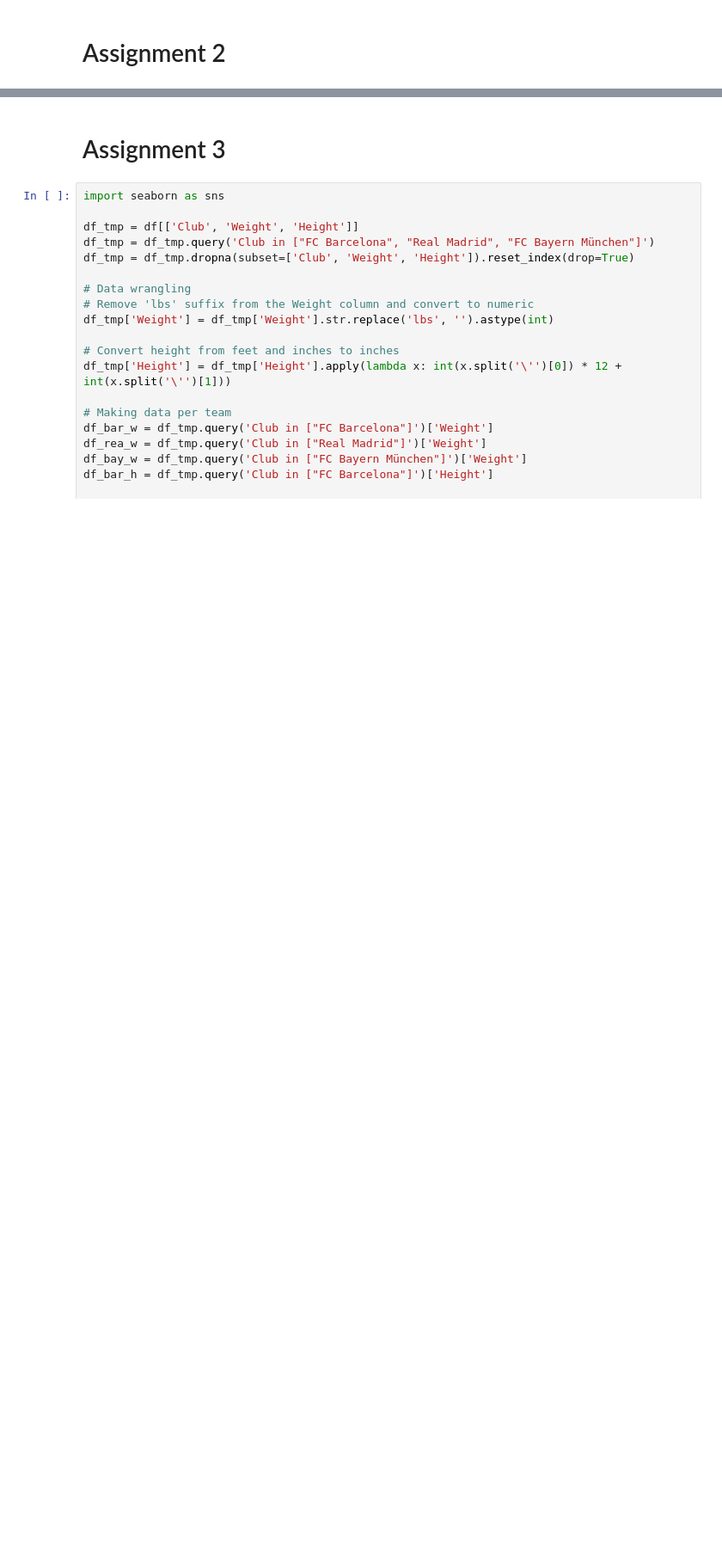
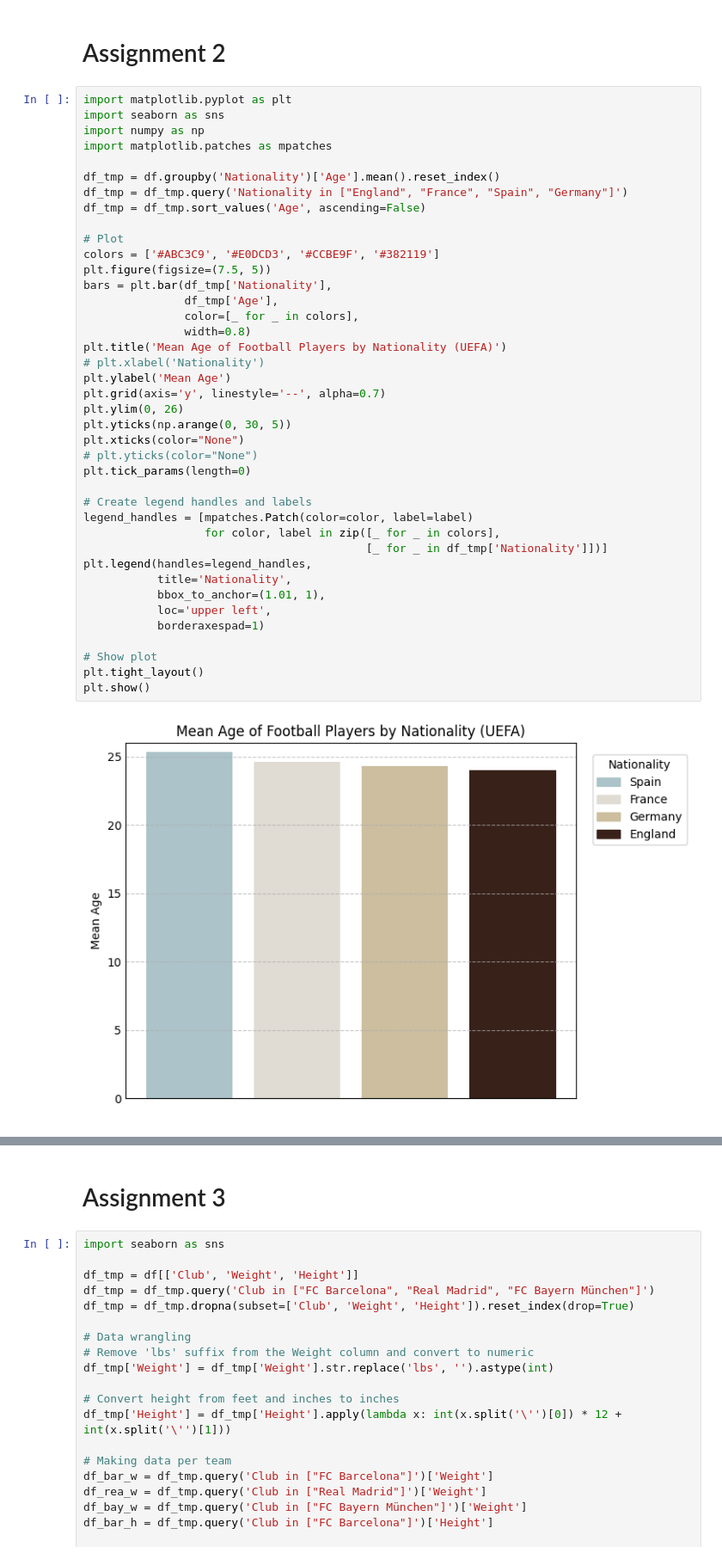
Before and after one commit to mukoubuchi/kaggle, a Jupyter notebook: dataviz-badging-practical-examination.ipynb, the cells around one changed output, grey strips where cells are left out. Shown at 86% size. Drawn from its saved outputs; the diff is of its cells as text; blank space fills up the shorter version.

```diff
--- a/dataviz-badging-practical-examination.ipynb
+++ b/dataviz-badging-practical-examination.ipynb
@@ -71,5 +46,47 @@ plt.show()
 # %% [markdown]
 # Assignment 2
+# %%
+import matplotlib.pyplot as plt
+import seaborn as sns
+import numpy as np
+import matplotlib.patches as mpatches
+
+df_tmp = df.groupby('Nationality')['Age'].mean().reset_index()
+df_tmp = df_tmp.query('Nationality in ["England", "France", "Spain", "Germany"]')
+df_tmp = df_tmp.sort_values('Age', ascending=False)
+
+# Plot
+colors = ['#ABC3C9', '#E0DCD3', '#CCBE9F', '#382119']
+plt.figure(figsize=(7.5, 5))
+bars = plt.bar(df_tmp['Nationality'],
+               df_tmp['Age'],
+               color=[_ for _ in colors],
+               width=0.8)
+plt.title('Mean Age of Football Players by Nationality (UEFA)')
+# plt.xlabel('Nationality')
+plt.ylabel('Mean Age')
+plt.grid(axis='y', linestyle='--', alpha=0.7)
+plt.ylim(0, 26)
+plt.yticks(np.arange(0, 30, 5))
+plt.xticks(color="None")
+# plt.yticks(color="None")
+plt.tick_params(length=0)
+
+# Create legend handles and labels
+legend_handles = [mpatches.Patch(color=color, label=label)
+                  for color, label in zip([_ for _ in colors],
+                                          [_ for _ in df_tmp['Nationality']])]
+plt.legend(handles=legend_handles,
+           title='Nationality',
+           bbox_to_anchor=(1.01, 1),
+           loc='upper left',
+           borderaxespad=1)
+
+# Show plot
+plt.tight_layout()
+plt.show()
+# %% [output]
+[figure, added]
 # %%
 from sklearn.preprocessing import MinMaxScaler
 
```
Also changed, not shown: parts of 3 cells of this notebook.
